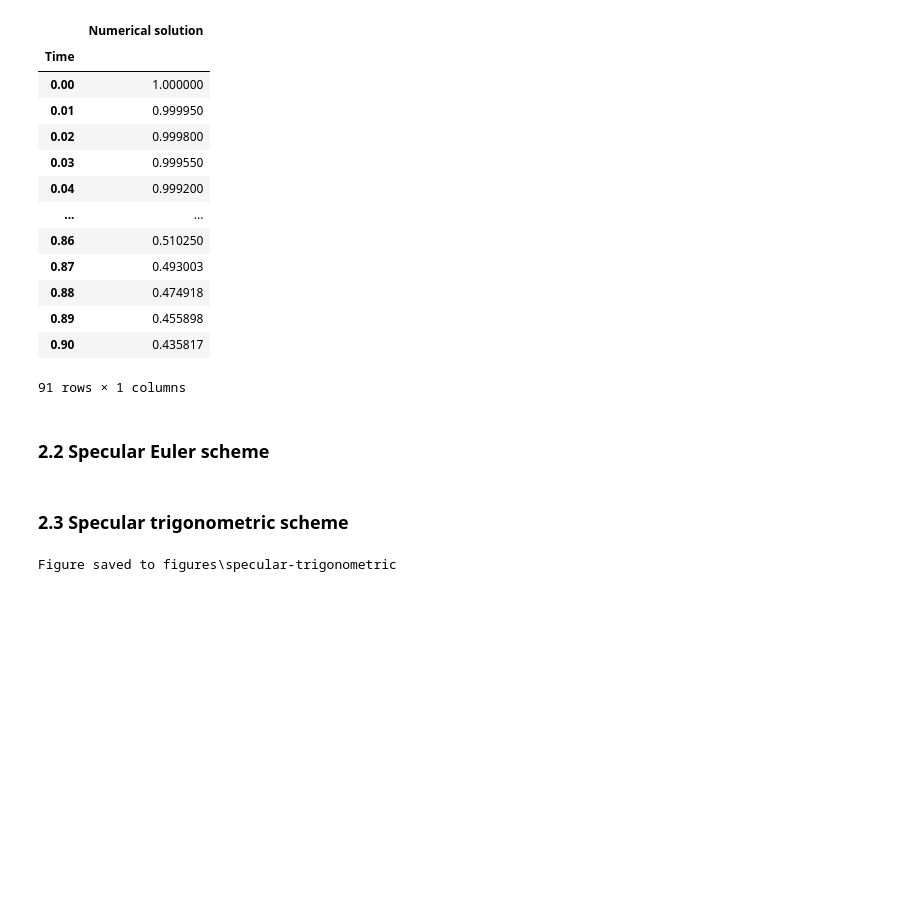
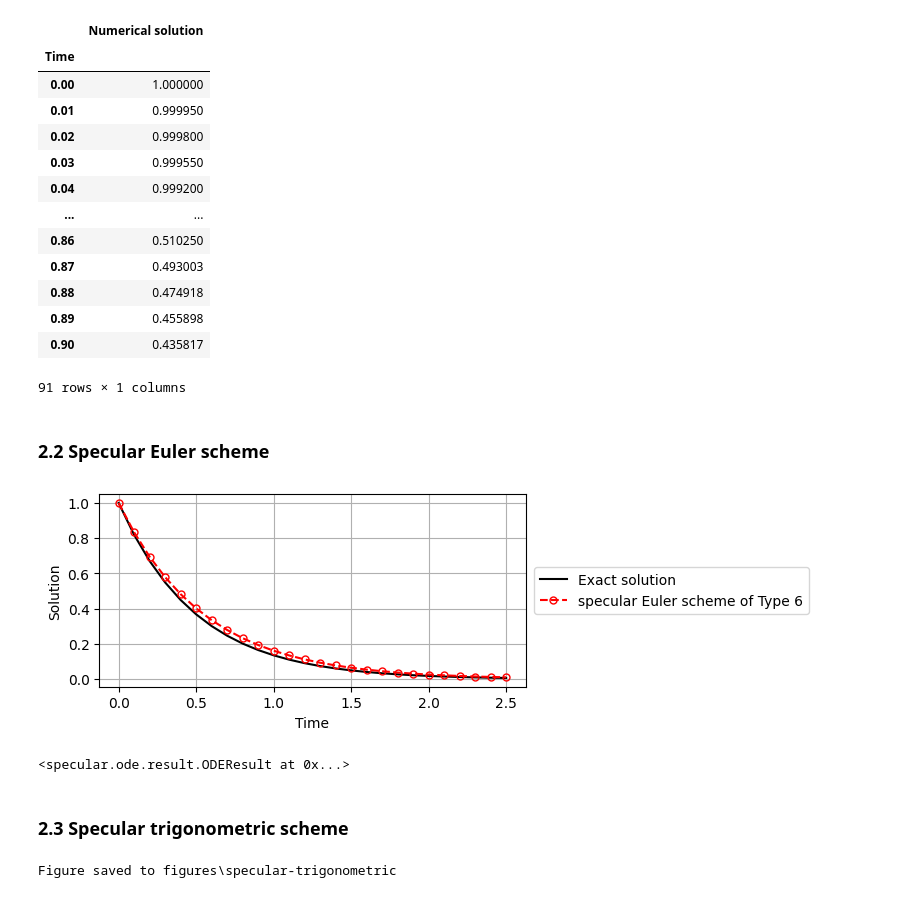
Before and after one commit to kyjung2357/specular-differentiation, a Jupyter notebook: docs/2. Numerical ordinary differential equations.ipynb, the cells around one changed output. Drawn from its saved outputs; the diff is of its cells as text; code cells hidden in the pictures; blank space fills up the shorter version.

```diff
--- a/docs/2. Numerical ordinary differential equations.ipynb
+++ b/docs/2. Numerical ordinary differential equations.ipynb
@@ -140,6 +144,20 @@ specular.ode.solver.classical_scheme(F, t_0=0.0, u_0=u_0, T=0.9, h=0.01, scheme=
 91 rows × 1 columns
 # %% [markdown]
 ### 2.2 Specular Euler scheme
+# %%
+def F(t, u):
+    return -2*u
+
+def exact_sol(t):
+    return np.exp(-2*t)
+
+def u_0(t_0):
+    return exact_sol(t_0)
+
+specular.Euler_scheme(F, t_0=0.0, u_0=u_0, T=2.5, h=0.1, of_Type='6').visualization(exact_sol=exact_sol)
+# %% [output]
+[figure, added]
+<specular.ode.result.ODEResult at 0x...>
 # %% [markdown]
 ### 2.3 Specular trigonometric scheme
 # %%
```
Also changed, not shown: parts of 1 cell of this notebook, 6 other files.
